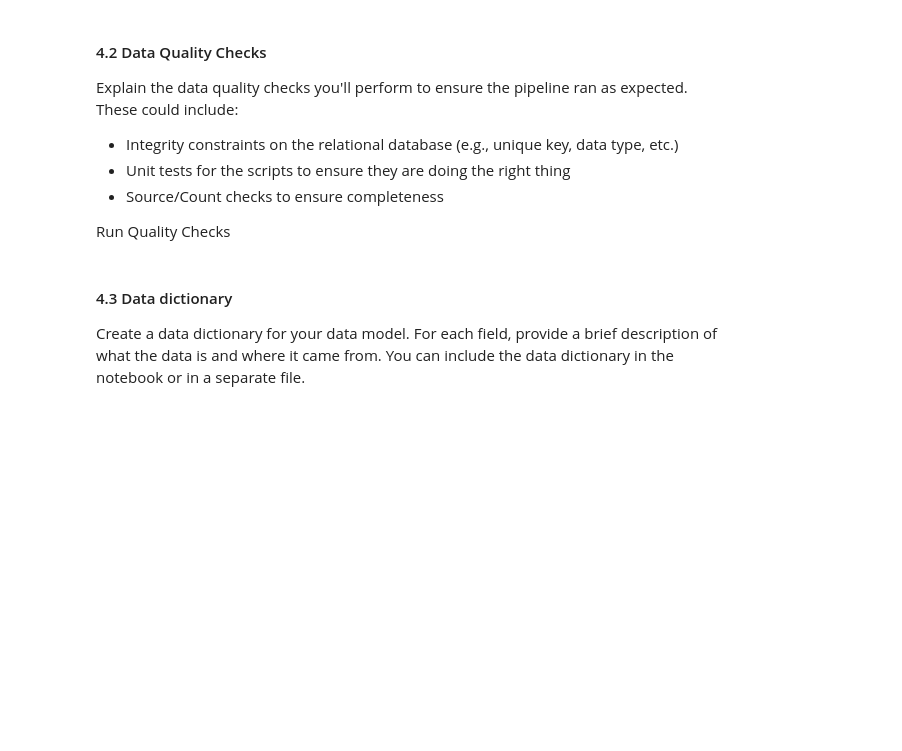
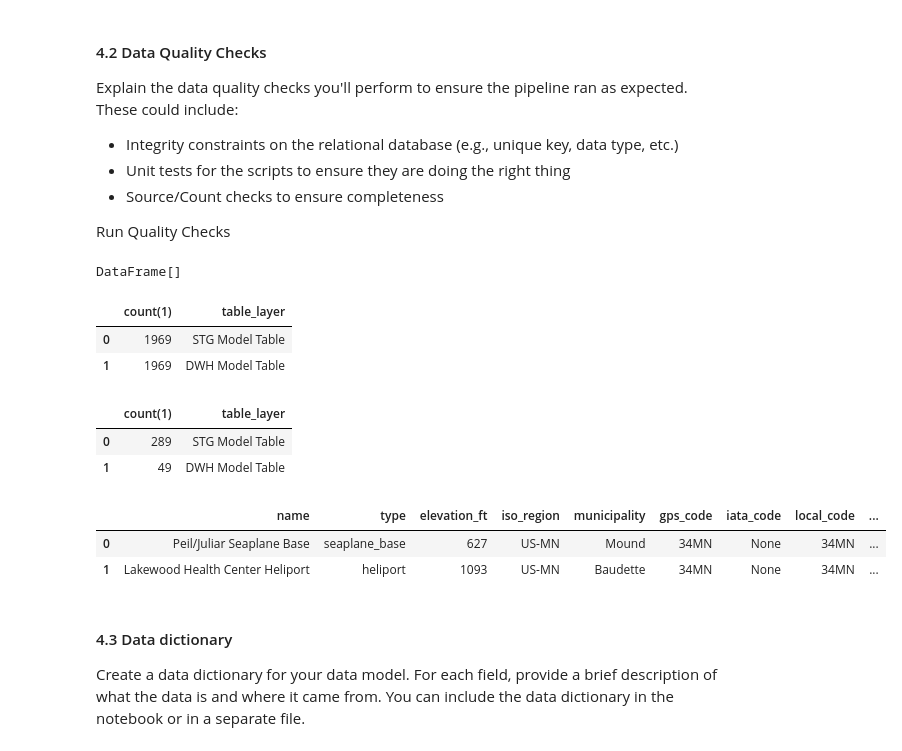
Before and after one commit to mismail22-cloud/Immigration-DWH-using-Spark, a Jupyter notebook: Capstone Project Template.ipynb, the cells around one changed output. Cells and saved outputs as stored; diff of their text form; code cells hidden in the pictures; blank space fills up the shorter version.

```diff
--- a/Capstone Project Template.ipynb
+++ b/Capstone Project Template.ipynb
@@ -686,3 +821,30 @@ Run Quality Checks
+# %%
+spark.sql("truncate table stg_airport")
+# %% [output]
+DataFrame[]
+# %%
+# Perform quality checks here
+# Integrity Constraints Checks
+#Source/Count checks to ensure completeness
+spark.sql("select count(*),'STG Model Table' as table_layer from stg_airport where   iata_code is not null and local_code is not null \
+union all  select count(*),'DWH Model Table' as table_layer from dim_airport").toPandas()
+# %% [output]
+|  | count(1) | table_layer |
+| 0 | 1969 | STG Model Table |
+| 1 | 1969 | DWH Model Table |
+# %%
+spark.sql("select count(*),'STG Model Table' as table_layer from stg_all_city \
+union all  select count(*),'DWH Model Table' as table_layer from dim_city").toPandas()
+# %% [output]
+|  | count(1) | table_layer |
+| 0 | 289 | STG Model Table |
+| 1 | 49 | DWH Model Table |
+# %%
+spark.sql("select * from dim_airport where local_code='34MN' and iata_code is null").toPandas()
+# %% [output]
+|  | name | type | elevation_ft | iso_region | municipality | gps_code | iata_code | local_code | ... |
+| 0 | Peil/Juliar Seaplane Base | seaplane_base | 627 | US-MN | Mound | 34MN | None | 34MN | ... |
+| 1 | Lakewood Health Center Heliport | heliport | 1093 | US-MN | Baudette | 34MN | None | 34MN | ... |
 # %% [markdown]
 #### 4.3 Data dictionary
 Create a data dictionary for your data model. For each field, provide a brief description of what the data is and where it came from. You can include the data dictionary in the notebook or in a separate file.
```
Also changed, not shown: parts of 57 cells of this notebook.
